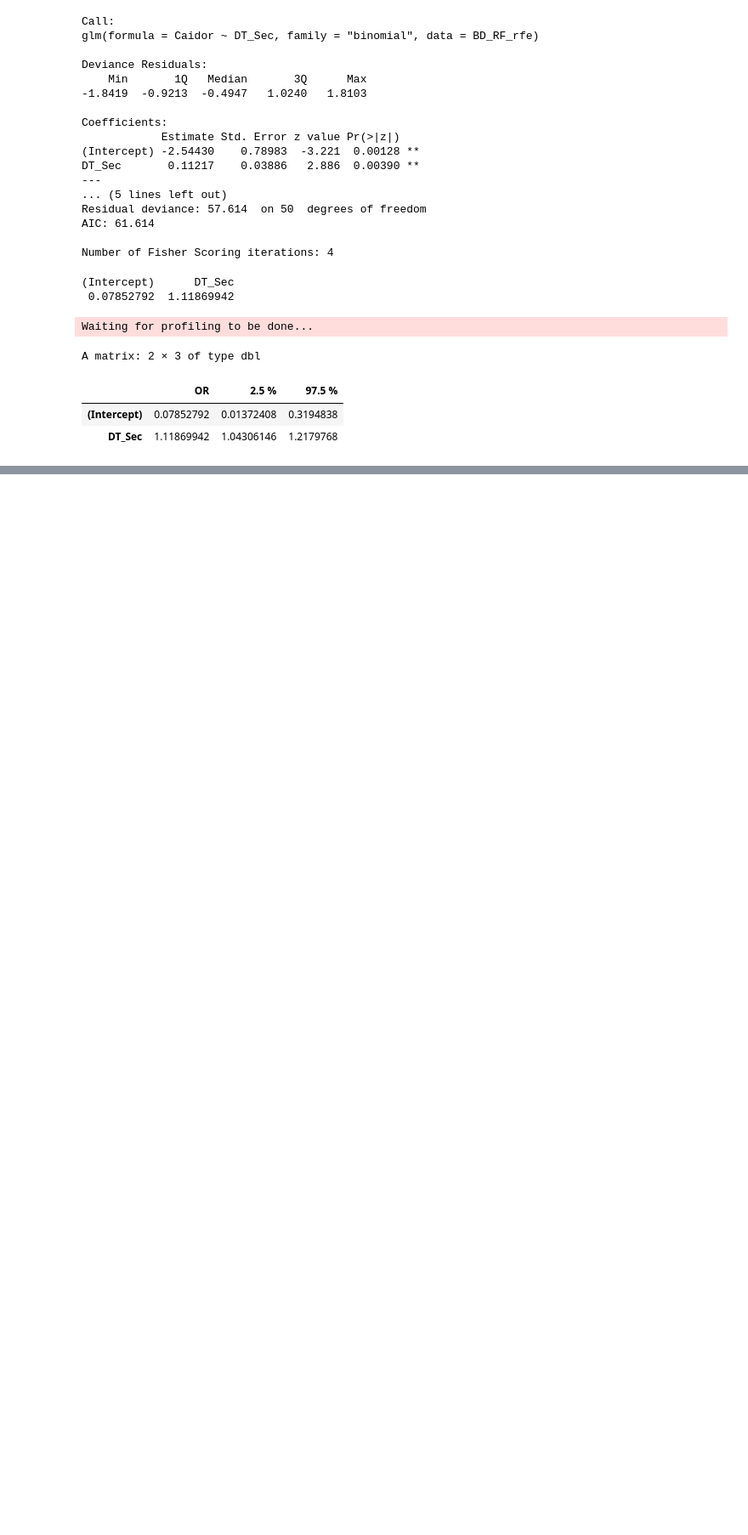
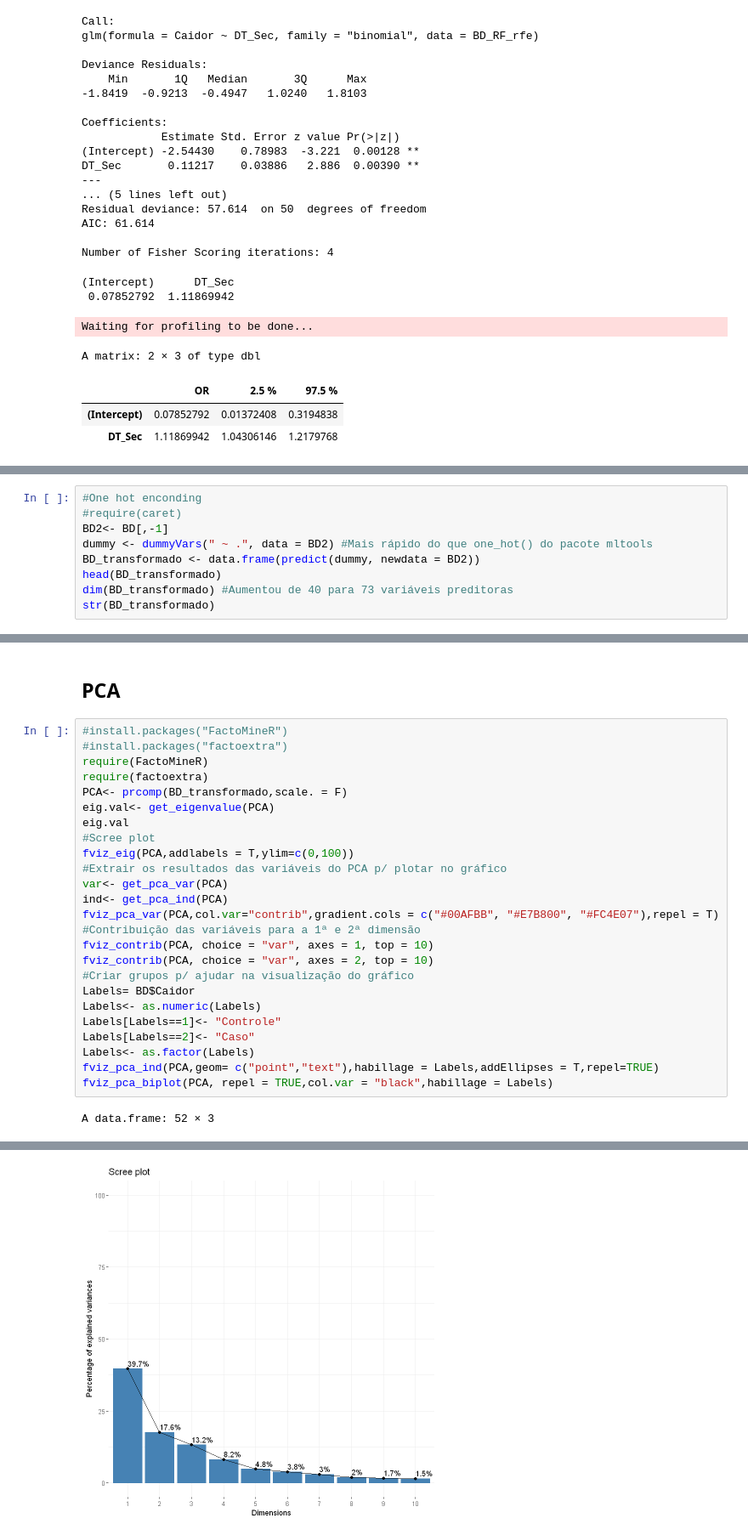
Before and after one commit to RenanBaltar/Analises_Heitor, a Jupyter notebook: Analise_Heitor_tese.ipynb, the cells around one changed output, grey strips where cells are left out. Shown: that part at 85% size. Cells and saved outputs as stored; diff of their text form; blank space fills up the shorter version.

```diff
--- a/Analise_Heitor_tese.ipynb
+++ b/Analise_Heitor_tese.ipynb
@@ -1388,0 +1380,9 @@ A matrix: 2 × 3 of type dbl
+# %%
+#One hot enconding
+#require(caret)
+BD2<- BD[,-1]
+dummy <- dummyVars(" ~ .", data = BD2) #Mais rápido do que one_hot() do pacote mltools
+BD_transformado <- data.frame(predict(dummy, newdata = BD2))
+head(BD_transformado)
+dim(BD_transformado) #Aumentou de 40 para 73 variáveis preditoras
+str(BD_transformado)
@@ -1388,0 +1417,29 @@ A matrix: 2 × 3 of type dbl
+# %% [markdown]
+## PCA
+# %%
+#install.packages("FactoMineR")
+#install.packages("factoextra")
+require(FactoMineR)
+require(factoextra)
+PCA<- prcomp(BD_transformado,scale. = F)
+eig.val<- get_eigenvalue(PCA)
+eig.val
+#Scree plot
+fviz_eig(PCA,addlabels = T,ylim=c(0,100))
+#Extrair os resultados das variáveis do PCA p/ plotar no gráfico
+var<- get_pca_var(PCA)
+ind<- get_pca_ind(PCA)
+fviz_pca_var(PCA,col.var="contrib",gradient.cols = c("#00AFBB", "#E7B800", "#FC4E07"),repel = T)
+#Contribuição das variáveis para a 1ª e 2ª dimensão
+fviz_contrib(PCA, choice = "var", axes = 1, top = 10)
+fviz_contrib(PCA, choice = "var", axes = 2, top = 10)
+#Criar grupos p/ ajudar na visualização do gráfico
+Labels= BD$Caidor
+Labels<- as.numeric(Labels)
+Labels[Labels==1]<- "Controle"
+Labels[Labels==2]<- "Caso"
+Labels<- as.factor(Labels)
+fviz_pca_ind(PCA,geom= c("point","text"),habillage = Labels,addEllipses = T,repel=TRUE)
+fviz_pca_biplot(PCA, repel = TRUE,col.var = "black",habillage = Labels)
+# %% [output]
+A data.frame: 52 × 3
@@ -1388,0 +1466 @@ A matrix: 2 × 3 of type dbl
+[figure, added]
```
Also changed, not shown: parts of 11 cells of this notebook.
